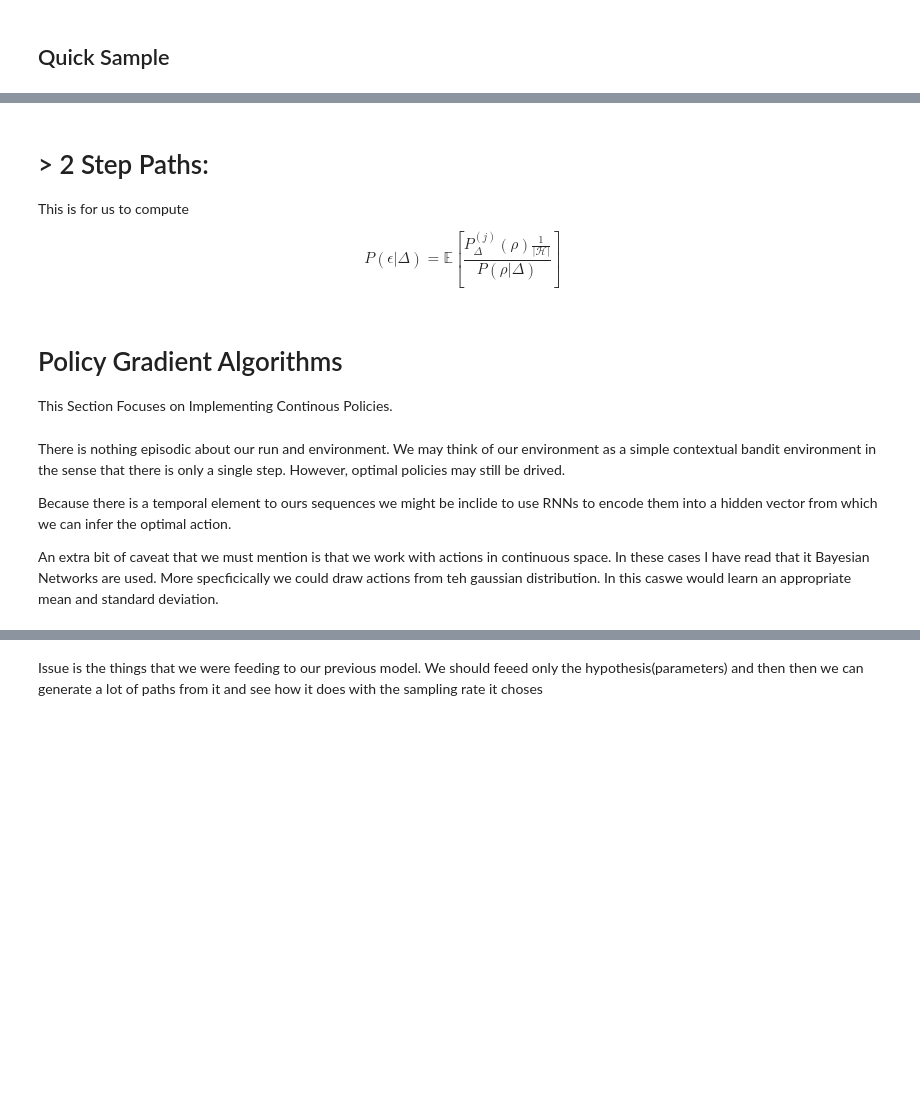
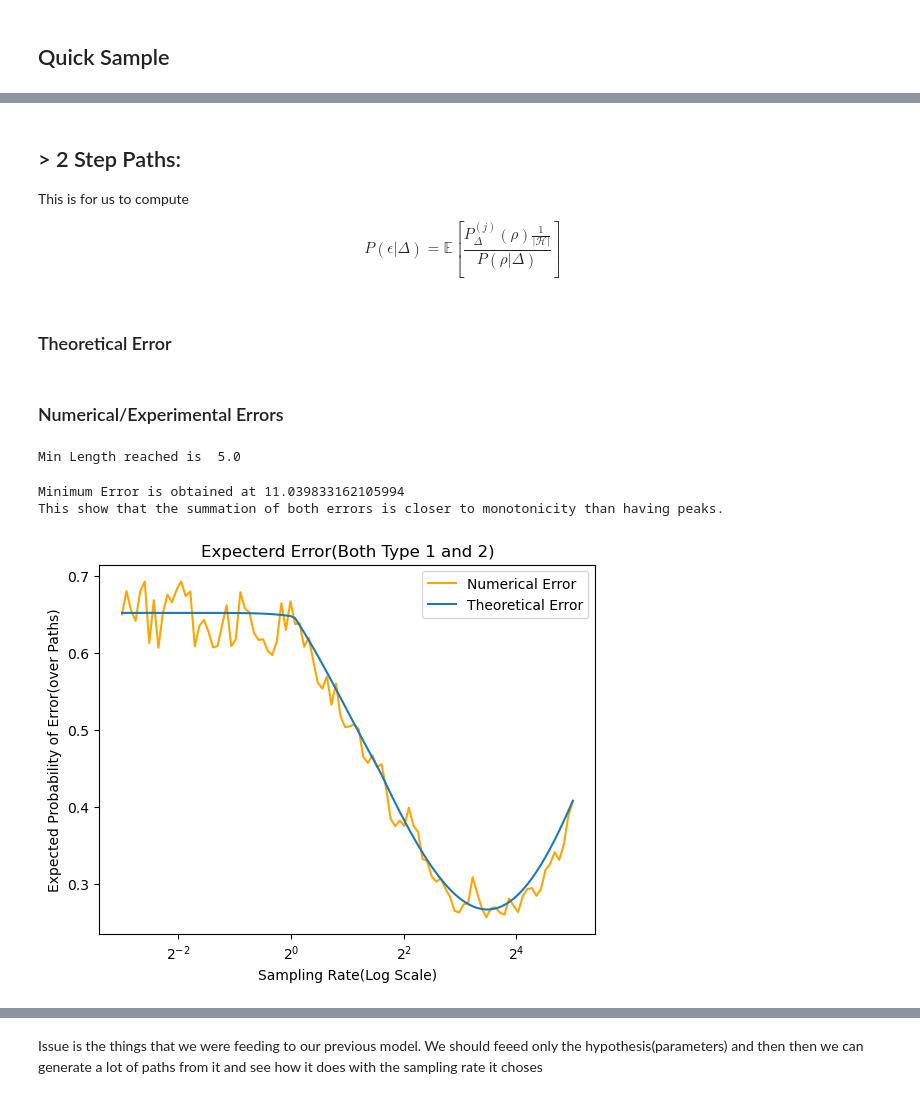
Before and after one commit to ottersome/RL_SamplingRate, a Jupyter notebook: ground_truth.ipynb, the cells around one changed output, grey strips where cells are left out. Cells and saved outputs as stored; diff of their text form; code cells hidden in the pictures; blank space fills up the shorter version.

```diff
--- a/ground_truth.ipynb
+++ b/ground_truth.ipynb
@@ -280,11 +250,6 @@ print("Decimating and collecting stats...")
 # %%
 # Do Decimation here.
-l0cs = np.zeros((len(samp_rates), args.detection_guesses))
-l1cs = np.zeros((len(samp_rates), args.detection_guesses))
-guesses = np.zeros((len(samp_rates), args.detection_guesses))
 path_hyp_counts = np.zeros((len(samp_rates),2)) # 2 for number of hypothesis
-totpath_hyp_counts = np.zeros((len(samp_rates),2)) # 2 for number of hypothesis
-shortest_path =  np.inf
 for i in tqdm(np.arange(args.detection_guesses)):
     idx_true_hyp = true_values[i]
     # Prepare for Decimation: First sample with the quickest rate. -> Smallest Unit of Time Interval
@@ -303,9 +268,4 @@ for i in tqdm(np.arange(args.detection_guesses)):
         idx_state = np.searchsorted(cumtimes,sampling_point)
         count = sts[i][idx_state] == path_of_interest[1]
 
-        #shortest_path = np.min([len(tmpSampTape), shortest_path])
-
         path_hyp_counts[srIdx,idx_true_hyp] += count
-
-# Some Stats
-#print("Shortest Length of path is: ",shortest_path)
@@ -397,5 +328,5 @@ plt.show()
 # %% [markdown]
-# > 2 Step Paths:
+## > 2 Step Paths:
 
 This is for us to compute
 
@@ -426,6 +356,8 @@ def prob_of_path(path,  p0,p1):
         denum *= p1[from_state,to_state]
     # Return the least preferred one
     return num if denum > num else denum
+# %% [markdown]
+### Theoretical Error
 # %%
 # We want to calculate the average error probability for all paths
 # We shouldn't be needing paths
@@ -474,10 +408,14 @@ probs = []
 # Sum them up and that should be your probability
 for srIdx, cur_samp_rate in enumerate(samp_rates):
     probs.append(np.sum(np.apply_along_axis(prob_of_path, 1, paths, true_p0s[srIdx],true_p1s[srIdx])))
+# %% [markdown]
+### Numerical/Experimental Errors
 # %%
 # Redo the testing experiments
 
 true_values = np.random.choice(2,args.detection_guesses)
+
+np.random.seed(0)
 hts, sts = ([],[])
 last_times  = []
 
@@ -495,7 +433,7 @@ min_length = np.inf
 for i in tqdm(np.arange(args.detection_guesses)):
 
     # Prepare for Decimation: First sample with the quickest rate. -> Smallest Unit of Time Interval
-    sampled_tape = quick_sample(base_samp_rate, sts[i],hts[i])
+    #sampled_tape = quick_sample(base_samp_rate, sts[i],hts[i])
     # Go Over the
     for srIdx, cur_samp_rate in enumerate(samp_rates):
         # Fetch Values for Current Rate
@@ -505,7 +443,9 @@ for i in tqdm(np.arange(args.detection_guesses)):
 
         #LG: How many of the baseline intervals fit into the slow rate interval
         decimateInterval = int(base_samp_rate/cur_samp_rate)
-        tmpSampTape = sampled_tape[0::decimateInterval]
+        #tmpSampTape = sampled_tape[0::decimateInterval]
+        # If you use decimation you get a less accurate
+        tmpSampTape = quick_sample(cur_samp_rate, sts[i],hts[i])
         ############################################
         # Option 2 with limited number of samples ##
         ############################################
@@ -533,22 +473,29 @@ for srIdx, cur_samp_rate in enumerate(samp_rates):
 fprs = np.array(fprs)
 fnrs = np.array(fnrs)
 tot_error = fprs+ fnrs
+# %% [output]
+Min Length reached is  5.0
 # %%
 #meep = np.apply_along_axis(prob_of_path, 1, paths, true_p0s[srIdx],true_p1s[srIdx])
 #print(len(meep))
 #print(meep)
-plt.plot(samp_rates, hit_rates, color='red', label='Accuracy', alpha=0.2)
+#plt.plot(samp_rates, hit_rates, color='red', label='Accuracy', alpha=0.2)
 #plt.plot(samp_rates, fprs, color='green', label='Type 1 Error', alpha=0.2)
 #plt.plot(samp_rates, fnrs, color='purple', label='Type 2 Error', alpha=0.2)
 plt.plot(samp_rates, tot_error, color='orange', label='Numerical Error')
 plt.plot(samp_rates, probs, label='Theoretical Error')
+plt.title('Expecterd Error(Both Type 1 and 2)')
 print('Minimum Error is obtained at {}'.format(samp_rates[np.argmin(probs)]))
 plt.xscale('log', base=2)
 plt.legend()
 plt.xlabel('Sampling Rate(Log Scale)')
 plt.ylabel('Expected Probability of Error(over Paths)')
 print('This show that the summation of both errors is closer to monotonicity than having peaks.')
 plt.show()
+# %% [output]
+Minimum Error is obtained at 11.039833162105994
+This show that the summation of both errors is closer to monotonicity than having peaks.
+[figure, added]
 # %%
 # Just Checking the Probability Per Hypothesis.
 # See If Probabilities Change:
@@ -575,16 +522,3 @@ for i,j in enumerate(samp_rates):
     print(true_p0s[i])
     print(true_p1s[i])
     sleep(0.1)
-# %% [markdown]
-# Policy Gradient Algorithms
-
-This Section Focuses on Implementing Continous Policies.
-# %% [markdown]
-There is nothing episodic about our run and environment. We may think of our environment as a simple contextual bandit environment in the sense that there is only a single step.
-However, optimal policies may still be drived.
-
-Because there is a temporal element to ours sequences we might be inclide to use RNNs to encode them into a hidden vector from
-which we can infer the optimal action.
-
-An extra bit of caveat that we must mention is that we work with actions in continuous space. In these cases I have read that it Bayesian Networks are used. More specficically
-we could draw actions from teh gaussian distribution. In this caswe would learn an appropriate mean and standard deviation.
```
Also changed, not shown: parts of 40 cells of this notebook, 3 other files.
